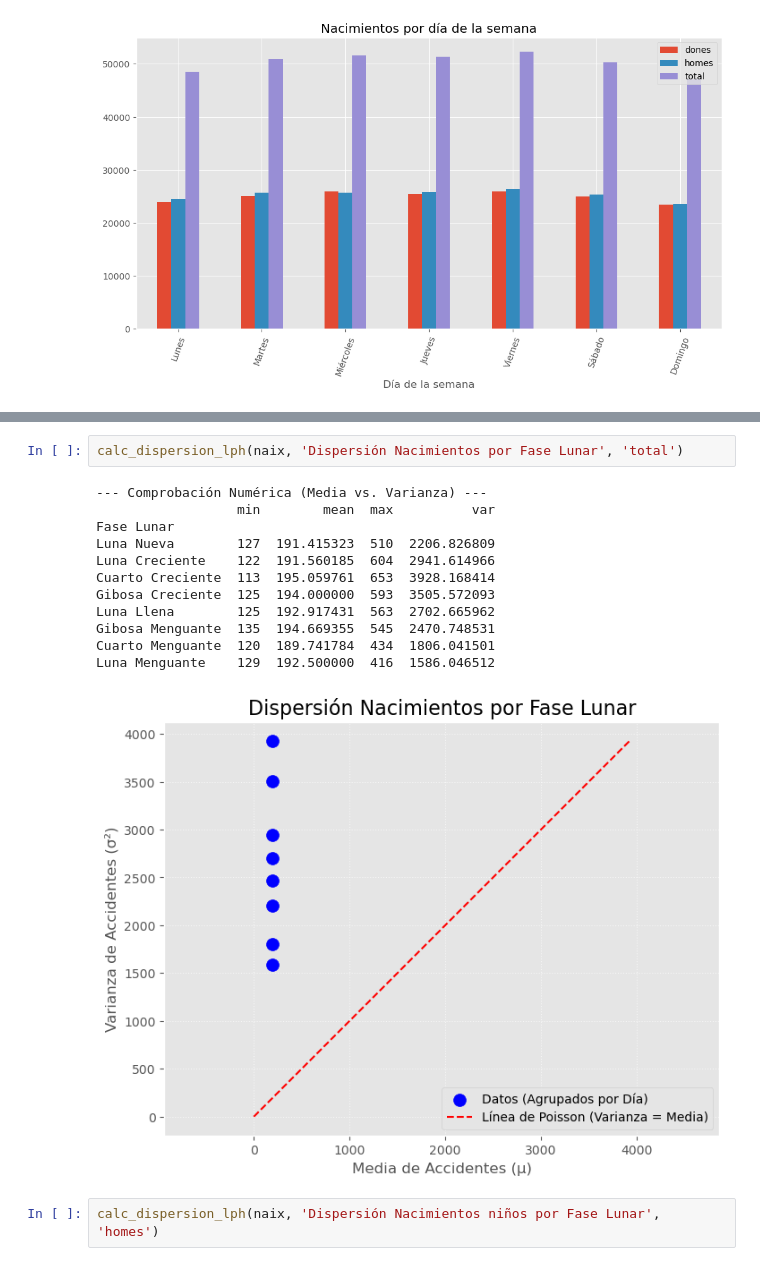
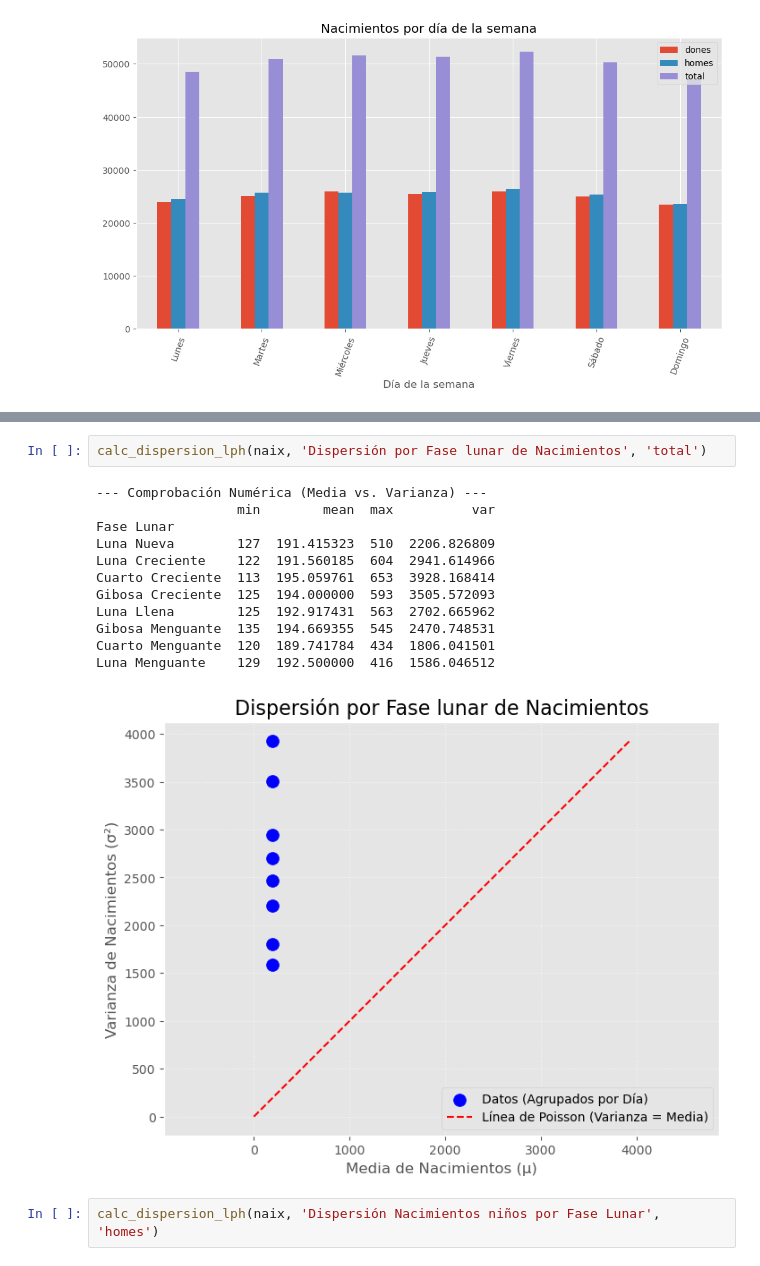
Before and after one commit to mlopezgva/it-academy-mlg, a Jupyter notebook: TCC/modelado_de_datos.ipynb, the cells around one changed output, grey strips where cells are left out. Drawn from its saved outputs; the diff is of its cells as text.

```diff
--- a/TCC/modelado_de_datos.ipynb
+++ b/TCC/modelado_de_datos.ipynb
@@ -248,18 +248,18 @@ Domingo    120  180.482759  608  2599.681432
 # %%
-calc_dispersion_lph(naix, 'Dispersión Nacimientos por Fase Lunar', 'total')
+calc_dispersion_lph(naix, 'Dispersión por Fase lunar de Nacimientos', 'total')
 # %% [output]
 --- Comprobación Numérica (Media vs. Varianza) ---
                   min        mean  max          var
 Fase Lunar
 Luna Nueva        127  191.415323  510  2206.826809
 Luna Creciente    122  191.560185  604  2941.614966
 Cuarto Creciente  113  195.059761  653  3928.168414
 Gibosa Creciente  125  194.000000  593  3505.572093
 Luna Llena        125  192.917431  563  2702.665962
 Gibosa Menguante  135  194.669355  545  2470.748531
 Cuarto Menguante  120  189.741784  434  1806.041501
 Luna Menguante    129  192.500000  416  1586.046512
-[figure, old version]
+[figure, new version]
 # %%
 calc_dispersion_lph(naix, 'Dispersión Nacimientos niños por Fase Lunar', 'homes')
 # %% [output]
```
Also changed, not shown: parts of 10 cells of this notebook.
